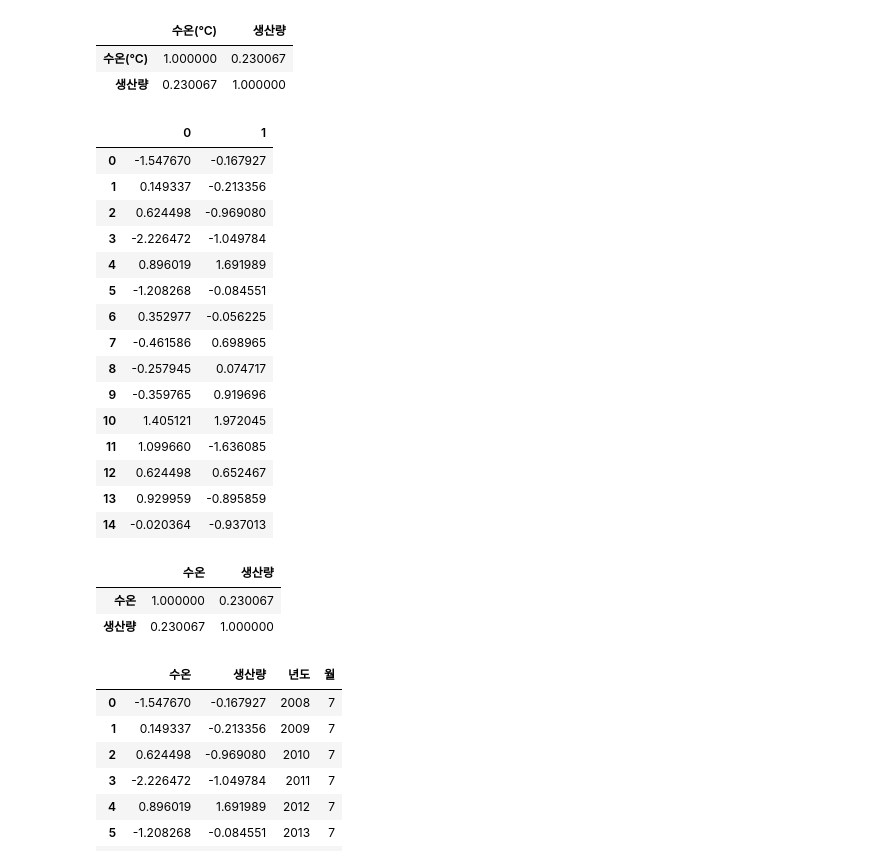
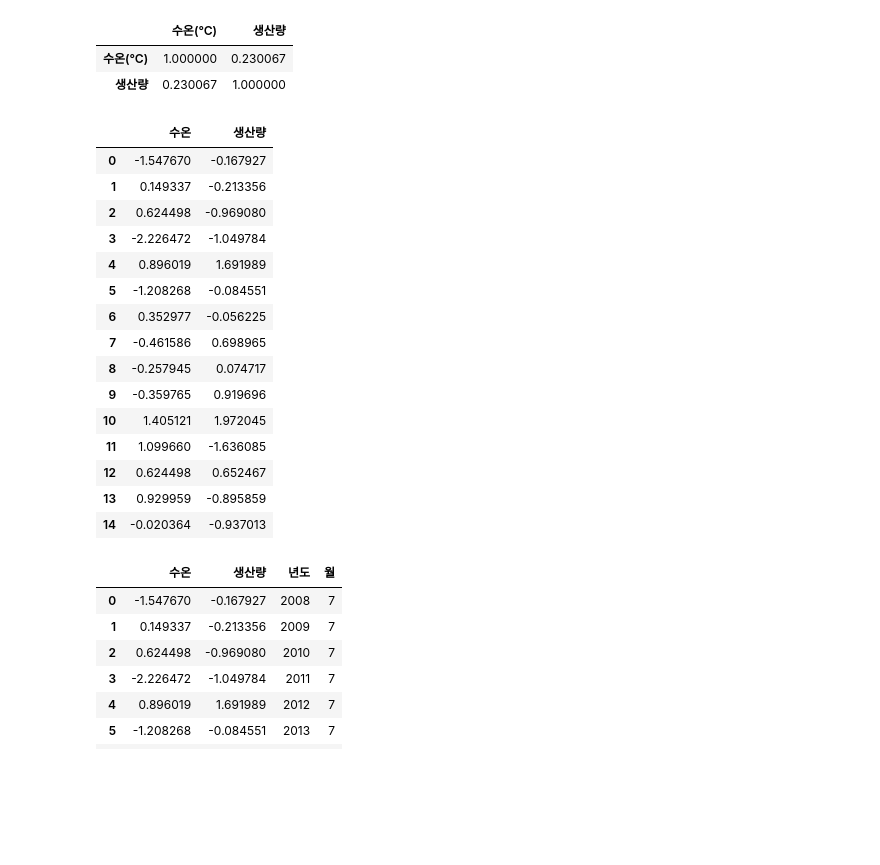
Before and after one commit to dlwogus552/big_data_project, a Jupyter notebook: python/208수온_상관분석.ipynb, the cells around one changed output. Saved outputs shown, nothing was run; the diff lists cells and outputs as text; code cells hidden in the pictures; blank space fills up the shorter version.

```diff
--- a/python/208수온_상관분석.ipynb
+++ b/python/208수온_상관분석.ipynb
@@ -46,31 +46,26 @@ scaler_x=StandardScaler()
 scaler_x.fit_transform(month_temperature_dong.iloc[:,2:])
 test=scaler_x.transform(month_temperature_dong.iloc[:,2:])
 standard_data_dong=pd.DataFrame(test)
-standard_data_dong
-# %% [output]
-|  | 0 | 1 |
-| 0 | -1.547670 | -0.167927 |
-| 1 | 0.149337 | -0.213356 |
-| 2 | 0.624498 | -0.969080 |
-| 3 | -2.226472 | -1.049784 |
-| 4 | 0.896019 | 1.691989 |
-| 5 | -1.208268 | -0.084551 |
-| 6 | 0.352977 | -0.056225 |
-| 7 | -0.461586 | 0.698965 |
-| 8 | -0.257945 | 0.074717 |
-| 9 | -0.359765 | 0.919696 |
-| 10 | 1.405121 | 1.972045 |
-| 11 | 1.099660 | -1.636085 |
-| 12 | 0.624498 | 0.652467 |
-| 13 | 0.929959 | -0.895859 |
-| 14 | -0.020364 | -0.937013 |
 # %%
-standard_data_dong.rename(columns={0:'수온',1:'생산량'}, inplace=True)
-standard_data_dong.iloc[:,:2].corr()
+standard_data_dong.rename(columns={0:'수온',1:'생산량',2:'용존산소',3:'기압',4:'생산량'}, inplace=True)
+standard_data_dong
 # %% [output]
 |  | 수온 | 생산량 |
-| 수온 | 1.000000 | 0.230067 |
-| 생산량 | 0.230067 | 1.000000 |
+| 0 | -1.547670 | -0.167927 |
+| 1 | 0.149337 | -0.213356 |
+| 2 | 0.624498 | -0.969080 |
+| 3 | -2.226472 | -1.049784 |
+| 4 | 0.896019 | 1.691989 |
+| 5 | -1.208268 | -0.084551 |
+| 6 | 0.352977 | -0.056225 |
+| 7 | -0.461586 | 0.698965 |
+| 8 | -0.257945 | 0.074717 |
+| 9 | -0.359765 | 0.919696 |
+| 10 | 1.405121 | 1.972045 |
+| 11 | 1.099660 | -1.636085 |
+| 12 | 0.624498 | 0.652467 |
+| 13 | 0.929959 | -0.895859 |
+| 14 | -0.020364 | -0.937013 |
 # %%
 standard_data_dong['년도']=month_temperature_dong['년도']
 standard_data_dong['월']=month_temperature_dong['월']
```
Also changed, not shown: 6 other files.
